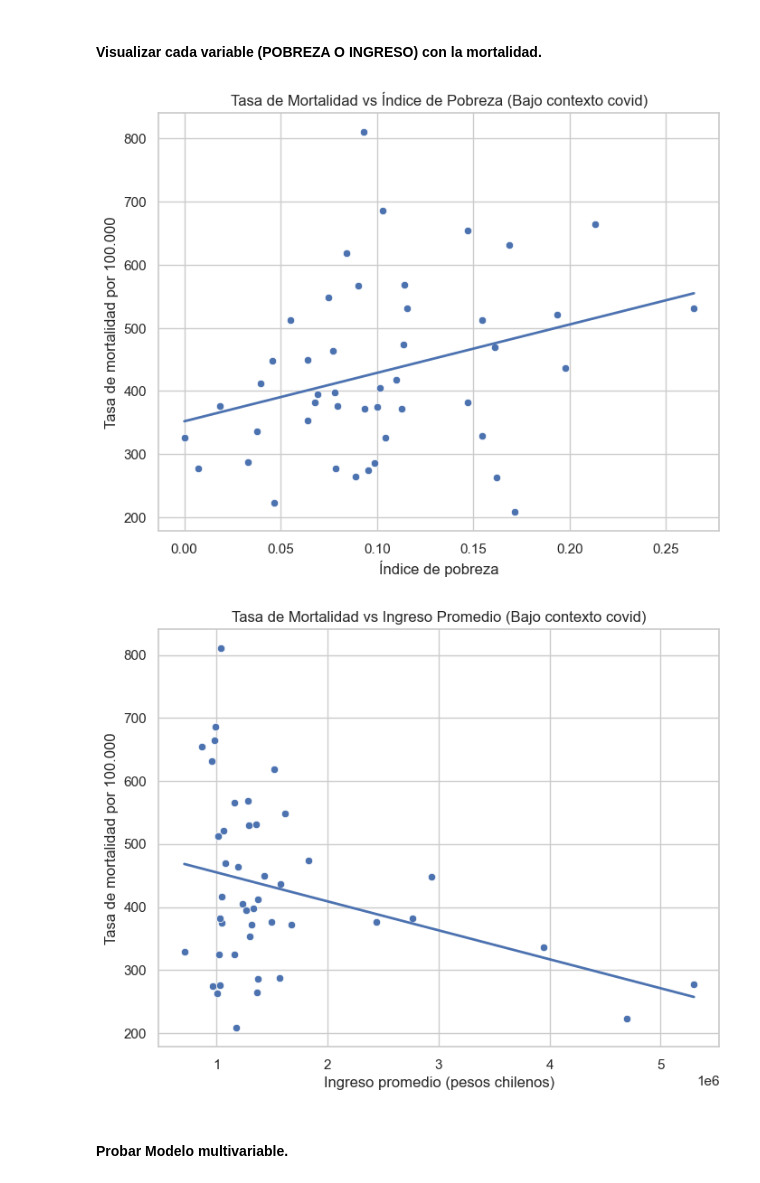
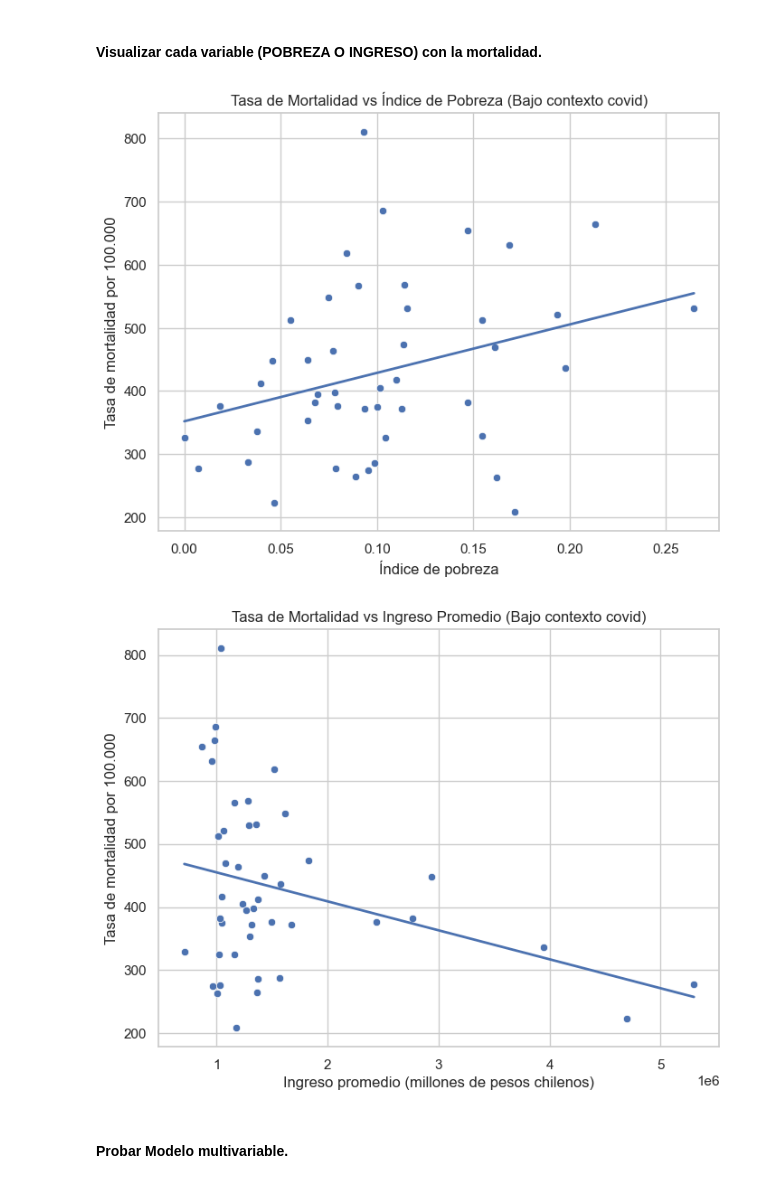
Before and after one commit to isimmmm/proyecto-semestral-ciencia-de-datos, a Jupyter notebook: notebooks/Análisis (notebooks)/Notebook_exploratorio_conjunto.ipynb, the cells around one changed output. Saved outputs shown, nothing was run; the diff lists cells and outputs as text; code cells hidden in the pictures.

```diff
--- a/notebooks/Análisis (notebooks)/Notebook_exploratorio_conjunto.ipynb
+++ b/notebooks/Análisis (notebooks)/Notebook_exploratorio_conjunto.ipynb
@@ -763,3 +760,0 @@ array([264.51220748, 375.28873385, 685.74362907, 619.2594064 ,
-# %%
-df_final = df_final[df_final['Tasa_Mortalidad'] != 'nan']
-df_final['Tasa_Mortalidad'].unique()
@@ -850,35 +833,35 @@ y_pred = model1.predict(X_plot)
 plt.figure(figsize=(8,6))
 sns.scatterplot(data=df, x='INDICE_POBREZA', y='Tasa_Mortalidad')
 plt.plot(x_vals, y_pred, linewidth=2)
 plt.title("Tasa de Mortalidad vs Índice de Pobreza (Bajo contexto covid)")
 plt.xlabel("Índice de pobreza")
 plt.ylabel("Tasa de mortalidad por 100.000")
 plt.grid(True)
 plt.show()
 
 
 # grafico ingreso vs mortalidad
 
 X2 = sm.add_constant(df['INGRESO_PROMEDIO'])
 
 model2 = sm.OLS(y, X2).fit()
 
 # Línea de regresión
 x_vals2 = np.linspace(df['INGRESO_PROMEDIO'].min(), df['INGRESO_PROMEDIO'].max(), 100)
 X_plot2 = sm.add_constant(x_vals2)
 y_pred2 = model2.predict(X_plot2)
 
 plt.figure(figsize=(8,6))
 sns.scatterplot(data=df, x='INGRESO_PROMEDIO', y='Tasa_Mortalidad')
 plt.plot(x_vals2, y_pred2, linewidth=2)
 plt.title("Tasa de Mortalidad vs Ingreso Promedio (Bajo contexto covid)")
-plt.xlabel("Ingreso promedio (pesos chilenos)")
+plt.xlabel("Ingreso promedio (millones de pesos chilenos)")
 plt.ylabel("Tasa de mortalidad por 100.000")
 plt.grid(True)
 plt.show()
 # %% [output]
 [figure]
-[figure, old version]
+[figure, new version]
 # %% [markdown]
 #### Probar Modelo multivariable.
 # %%
```
Also changed, not shown: parts of 30 cells of this notebook, 8 other files.
